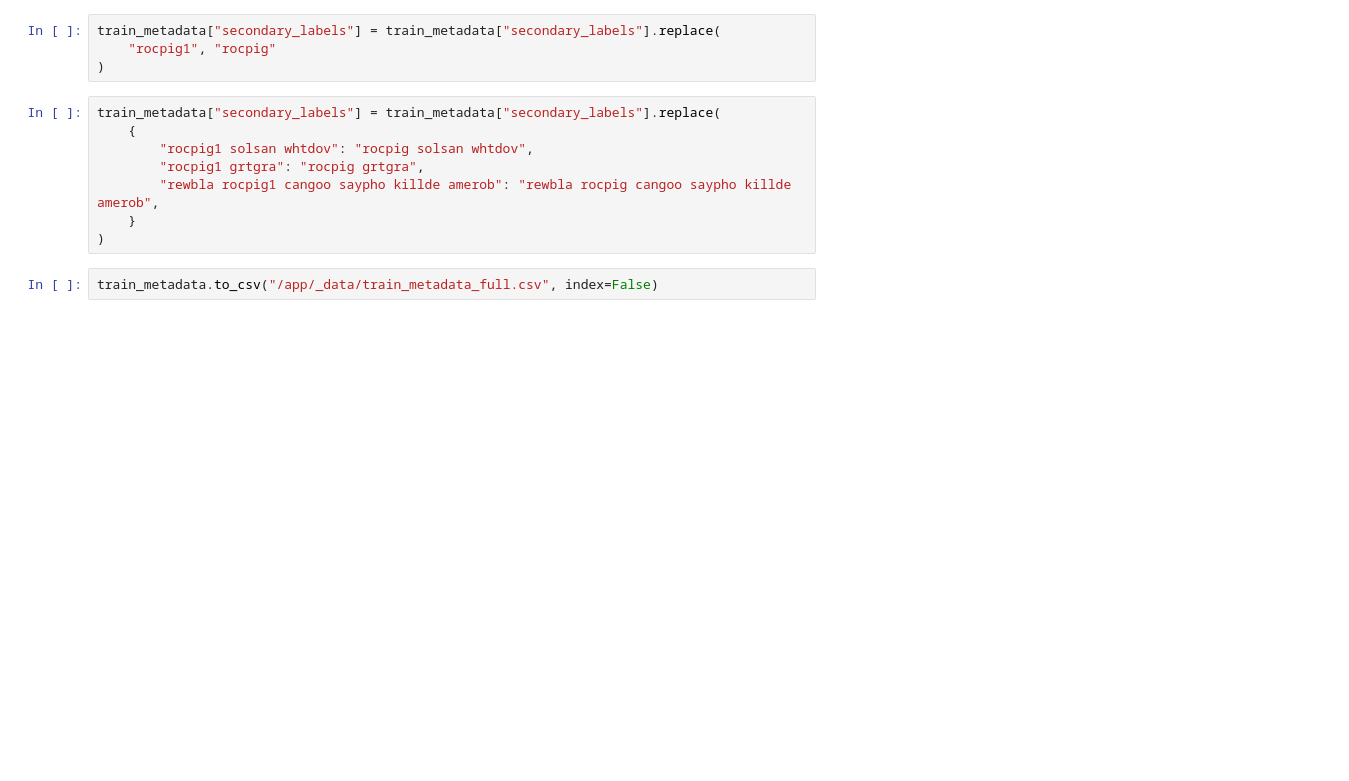
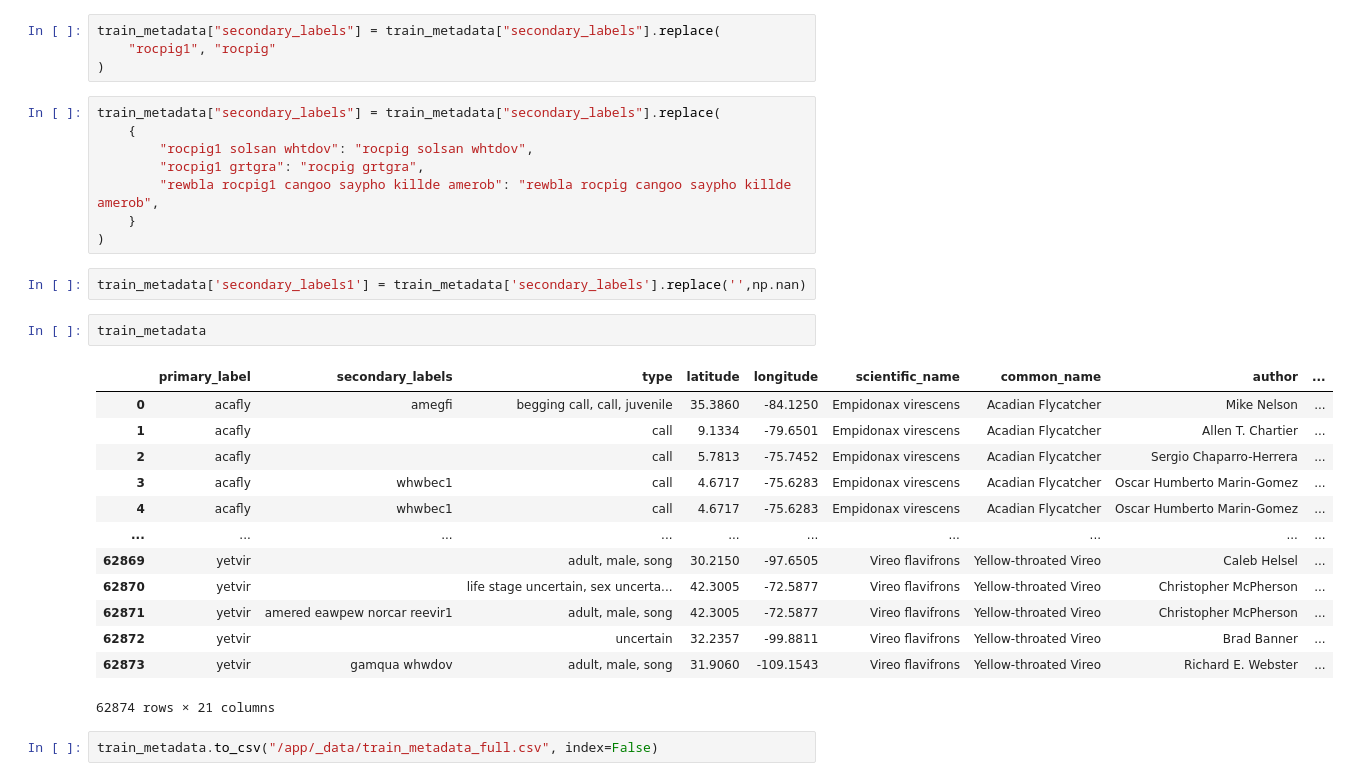
Before and after one commit to ntatanko/Birds_kaggle_2021, a Jupyter notebook: sandbox/DataFramesInit.ipynb, the cells around one changed output. Saved outputs shown, nothing was run; the diff lists cells and outputs as text; blank space fills up the shorter version.

```diff
--- a/sandbox/DataFramesInit.ipynb
+++ b/sandbox/DataFramesInit.ipynb
@@ -199,6 +196,24 @@ train_metadata["secondary_labels"] = train_metadata["secondary_labels"].replace(
         "rewbla rocpig1 cangoo saypho killde amerob": "rewbla rocpig cangoo saypho killde amerob",
     }
 )
+# %%
+train_metadata['secondary_labels1'] = train_metadata['secondary_labels'].replace('',np.nan)
+# %%
+train_metadata
+# %% [output]
+|  | primary_label | secondary_labels | type | latitude | longitude | scientific_name | common_name | author | ... |
+| 0 | acafly | amegfi | begging call, call, juvenile | 35.3860 | -84.1250 | Empidonax virescens | Acadian Flycatcher | Mike Nelson | ... |
+| 1 | acafly |  | call | 9.1334 | -79.6501 | Empidonax virescens | Acadian Flycatcher | Allen T. Chartier | ... |
+| 2 | acafly |  | call | 5.7813 | -75.7452 | Empidonax virescens | Acadian Flycatcher | Sergio Chaparro-Herrera | ... |
+| 3 | acafly | whwbec1 | call | 4.6717 | -75.6283 | Empidonax virescens | Acadian Flycatcher | Oscar Humberto Marin-Gomez | ... |
+| 4 | acafly | whwbec1 | call | 4.6717 | -75.6283 | Empidonax virescens | Acadian Flycatcher | Oscar Humberto Marin-Gomez | ... |
+| ... | ... | ... | ... | ... | ... | ... | ... | ... | ... |
+| 62869 | yetvir |  | adult, male, song | 30.2150 | -97.6505 | Vireo flavifrons | Yellow-throated Vireo | Caleb Helsel | ... |
+| 62870 | yetvir |  | life stage uncertain, sex uncerta... | 42.3005 | -72.5877 | Vireo flavifrons | Yellow-throated Vireo | Christopher McPherson | ... |
+| 62871 | yetvir | amered eawpew norcar reevir1 | adult, male, song | 42.3005 | -72.5877 | Vireo flavifrons | Yellow-throated Vireo | Christopher McPherson | ... |
+| 62872 | yetvir |  | uncertain | 32.2357 | -99.8811 | Vireo flavifrons | Yellow-throated Vireo | Brad Banner | ... |
+| 62873 | yetvir | gamqua whwdov | adult, male, song | 31.9060 | -109.1543 | Vireo flavifrons | Yellow-throated Vireo | Richard E. Webster | ... |
+62874 rows × 21 columns
 # %%
 train_metadata.to_csv("/app/_data/train_metadata_full.csv", index=False)
 # %%
```
Also changed, not shown: parts of 44 cells of this notebook, 40 other files.
